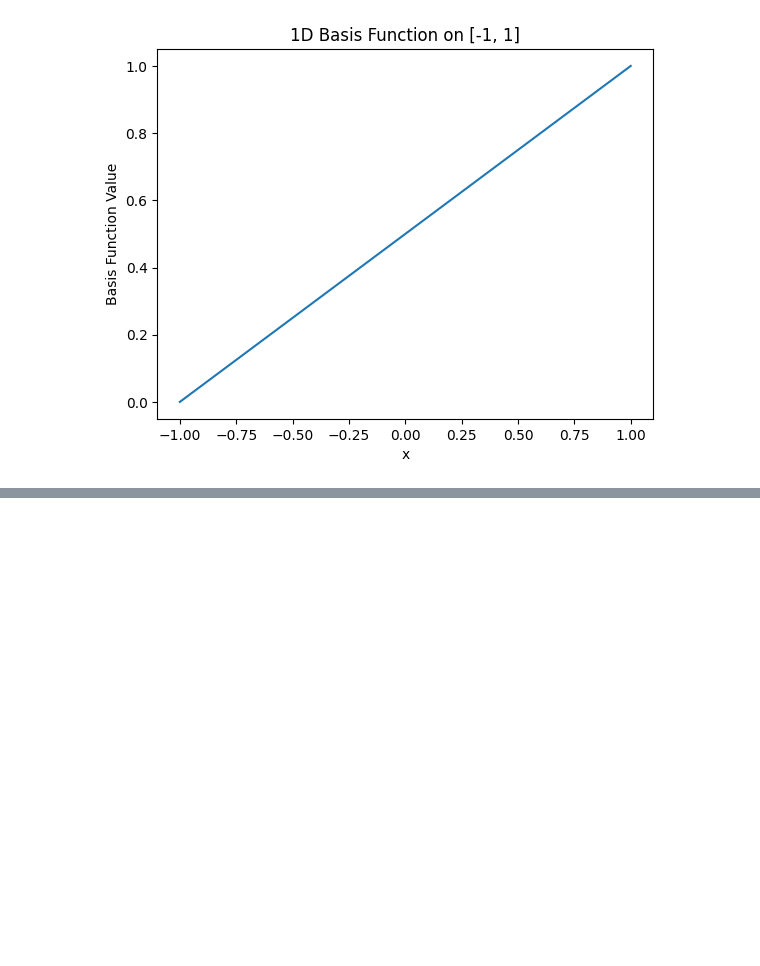
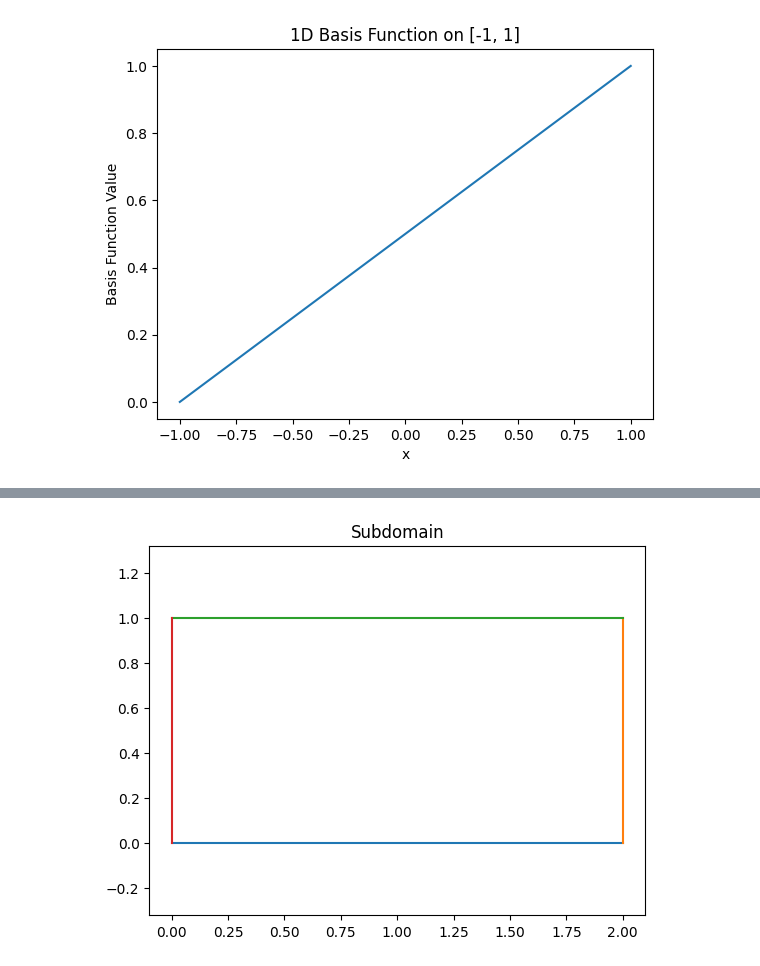
Before and after one commit to MazenAli/TT-FEMesh, a Jupyter notebook: prototypes/examples.ipynb, the cells around one changed output, grey strips where cells are left out. Cells and saved outputs as stored; diff of their text form; code cells hidden in the pictures; blank space fills up the shorter version.

Commit message:
update docs, add plot helpers

```diff
--- a/prototypes/examples.ipynb
+++ b/prototypes/examples.ipynb
@@ -40,0 +65,8 @@ fig.show()
+# %%
+from ttfemesh.domain import RectangleFactory
+lower_left = (0, 0)
+upper_right = (2, 1)
+rectangle = RectangleFactory.create(lower_left, upper_right)
+rectangle.plot()
+# %% [output]
+[figure, added]
```
Also changed, not shown: parts of 6 cells of this notebook, 7 other files.
